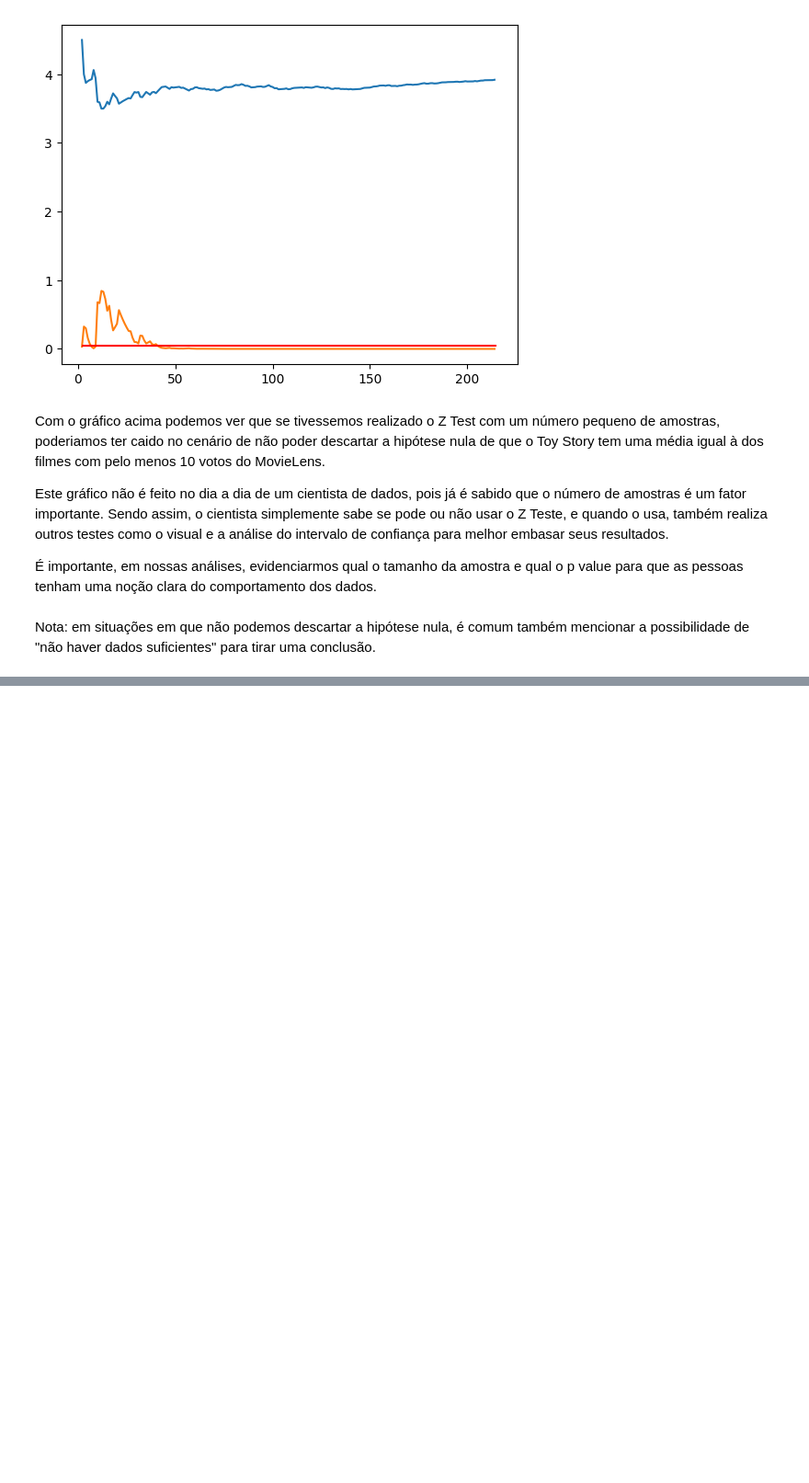
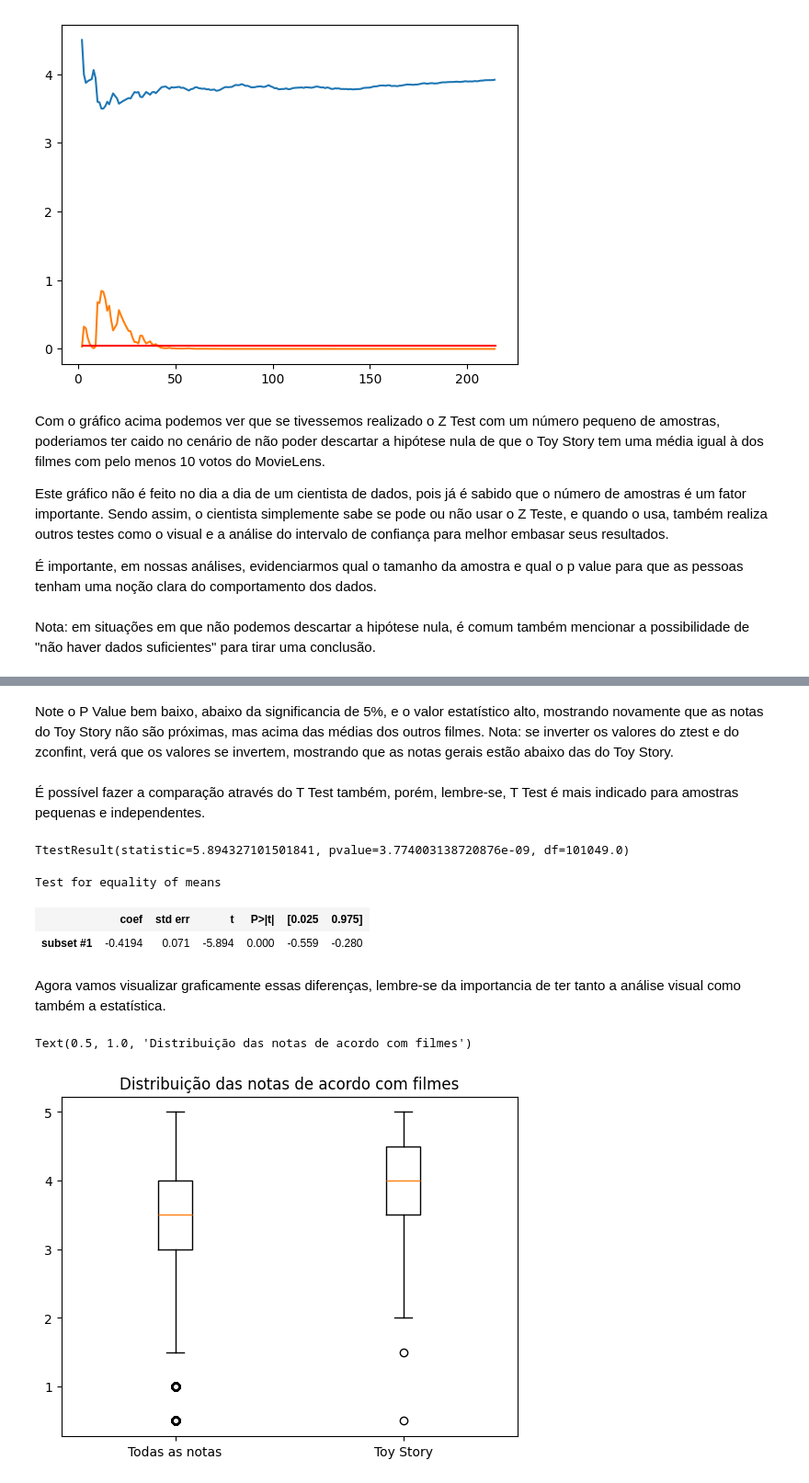
Before and after one commit to fernandowolff/estatistica_python, a Jupyter notebook: testes_estatisticos/Data Science - Introdução a Testes.ipynb, the cells around one changed output, grey strips where cells are left out. Shown: that part at 92% size. Drawn from its saved outputs; the diff is of its cells as text; code cells hidden in the pictures; blank space fills up the shorter version.

Commit message:
Testes para duas amostras e testes não paramétricos

```diff
--- a/testes_estatisticos/Data Science - Introdução a Testes.ipynb
+++ b/testes_estatisticos/Data Science - Introdução a Testes.ipynb
@@ -382,0 +404,28 @@ Nota: em situações em que não podemos descartar a hipótese nula, é comum ta
+# %% [markdown]
+Note o P Value bem baixo, abaixo da significancia de 5%, e o valor estatístico alto, mostrando novamente que as notas do Toy Story não são próximas, mas acima das médias dos outros filmes.
+Nota: se inverter os valores do ztest e do zconfint, verá que os valores se invertem, mostrando que as notas gerais estão abaixo das do Toy Story.
+# %% [markdown]
+É possível fazer a comparação através do T Test também, porém, lembre-se, T Test é mais indicado para amostras pequenas e independentes.
+# %%
+ttest_ind(notas1.rating, notas.rating) # exemplo usando a lib do SciPy.
+# %% [output]
+TtestResult(statistic=5.894327101501841, pvalue=3.774003138720876e-09, df=101049.0)
+# %%
+# exemplo usando statsmodel
+descr_todas_as_notas = DescrStatsW(notas.rating)
+descr_filme_1 = DescrStatsW(notas1.rating)
+
+comparacao = descr_todas_as_notas.get_compare(descr_filme_1)
+comparacao.summary() # note que por padrão ele usa o T Test
+# %% [output]
+Test for equality of means
+|  | coef | std err | t | P>|t| | [0.025 | 0.975] |
+| subset #1 | -0.4194 | 0.071 | -5.894 | 0.000 | -0.559 | -0.280 |
+# %% [markdown]
+Agora vamos visualizar graficamente essas diferenças, lembre-se da importancia de ter tanto a análise visual como também a estatística.
+# %%
+plt.boxplot([notas.rating, notas1.rating], labels=["Todas as notas", "Toy Story"])
+plt.title("Distribuição das notas de acordo com filmes")
+# %% [output]
+Text(0.5, 1.0, 'Distribuição das notas de acordo com filmes')
+[figure, added]
```
Also changed, not shown: parts of 38 cells of this notebook.
